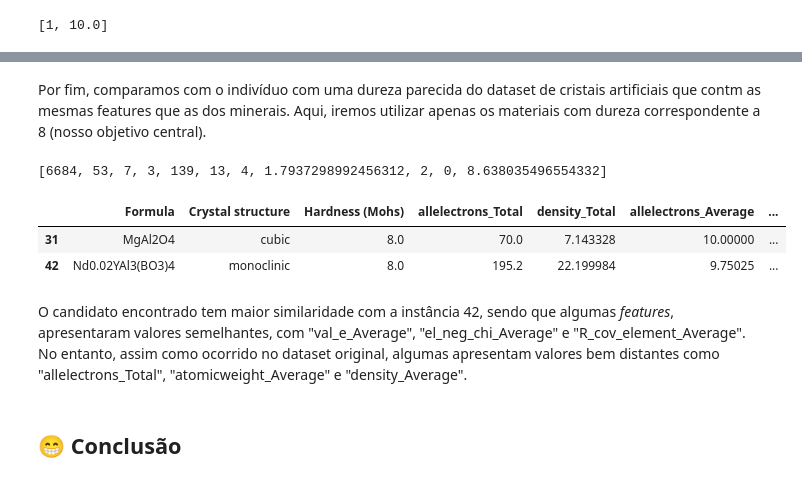
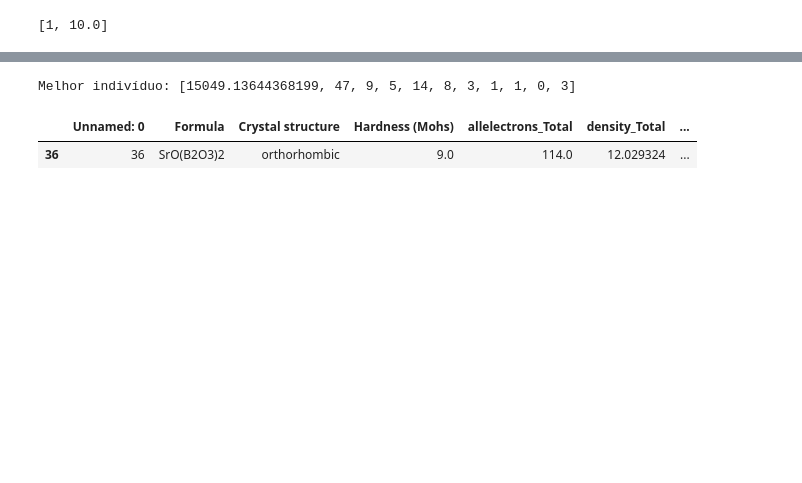
Before and after one commit to Lorena881/AG_Tiamat, a Jupyter notebook: 5.2 - Implementação_AG.ipynb, the cells around one changed output, grey strips where cells are left out. Drawn from its saved outputs; the diff is of its cells as text; code cells hidden in the pictures; blank space fills up the shorter version.

```diff
--- a/5.2 - Implementação_AG.ipynb
+++ b/5.2 - Implementação_AG.ipynb
@@ -270,19 +206,16 @@ A fim de comparar os atributos, podemos comparar os valores em relação a cada
-# %% [markdown]
-Por fim, comparamos com o indivíduo com uma dureza parecida do dataset de cristais artificiais que contm as mesmas features que as dos minerais. Aqui, iremos utilizar apenas os materiais com dureza correspondente a 8 (nosso objetivo central).
-# %%
-print(melhor_individuo)
-# %% [output]
-[6684, 53, 7, 3, 139, 13, 4, 1.7937298992456312, 2, 0, 8.638035496554332]
+# %%
+maior_fitness = max(hall_da_fama)
+melhor_indice = hall_da_fama.index(maior_fitness)
+melhor_individuo = hall_da_fama[melhor_indice]
+
+print("Melhor indivíduo:", melhor_individuo)
+# %% [output]
+Melhor indivíduo: [15049.13644368199, 47, 9, 5, 14, 8, 3, 1, 1, 0, 3]
 # %%
-df_artificial = pd.read_csv("Artificial_Crystals_Dataset.csv").
-df_filtrado = df_artificial[df_artificial["Hardness (Mohs)"] == 8]
+df_artificial = pd.read_csv("Artificial_Crystals_Dataset 1.csv")
+df_filtrado = df_artificial[df_artificial["Hardness (Mohs)"] == 9]
 
 df_filtrado
 # %% [output]
-|  | Formula | Crystal structure | Hardness (Mohs) | allelectrons_Total | density_Total | allelectrons_Average | ... |
-| 31 | MgAl2O4 | cubic | 8.0 | 70.0 | 7.143328 | 10.00000 | ... |
-| 42 | Nd0.02YAl3(BO3)4 | monoclinic | 8.0 | 195.2 | 22.199984 | 9.75025 | ... |
+|  | Unnamed: 0 | Formula | Crystal structure | Hardness (Mohs) | allelectrons_Total | density_Total | ... |
+| 36 | 36 | SrO(B2O3)2 | orthorhombic | 9.0 | 114.0 | 12.029324 | ... |
-# %% [markdown]
-O candidato encontrado tem maior similaridade com a instância 42, sendo que algumas *features*, apresentaram valores semelhantes, com "val_e_Average", "el_neg_chi_Average" e "R_cov_element_Average". No entanto, assim como ocorrido no dataset original, algumas apresentam valores bem distantes como "allelectrons_Total", "atomicweight_Average" e "density_Average".
-# %% [markdown]
-## 😁 **Conclusão**
```
Also changed, not shown: parts of 31 cells of this notebook, 2 other files.
